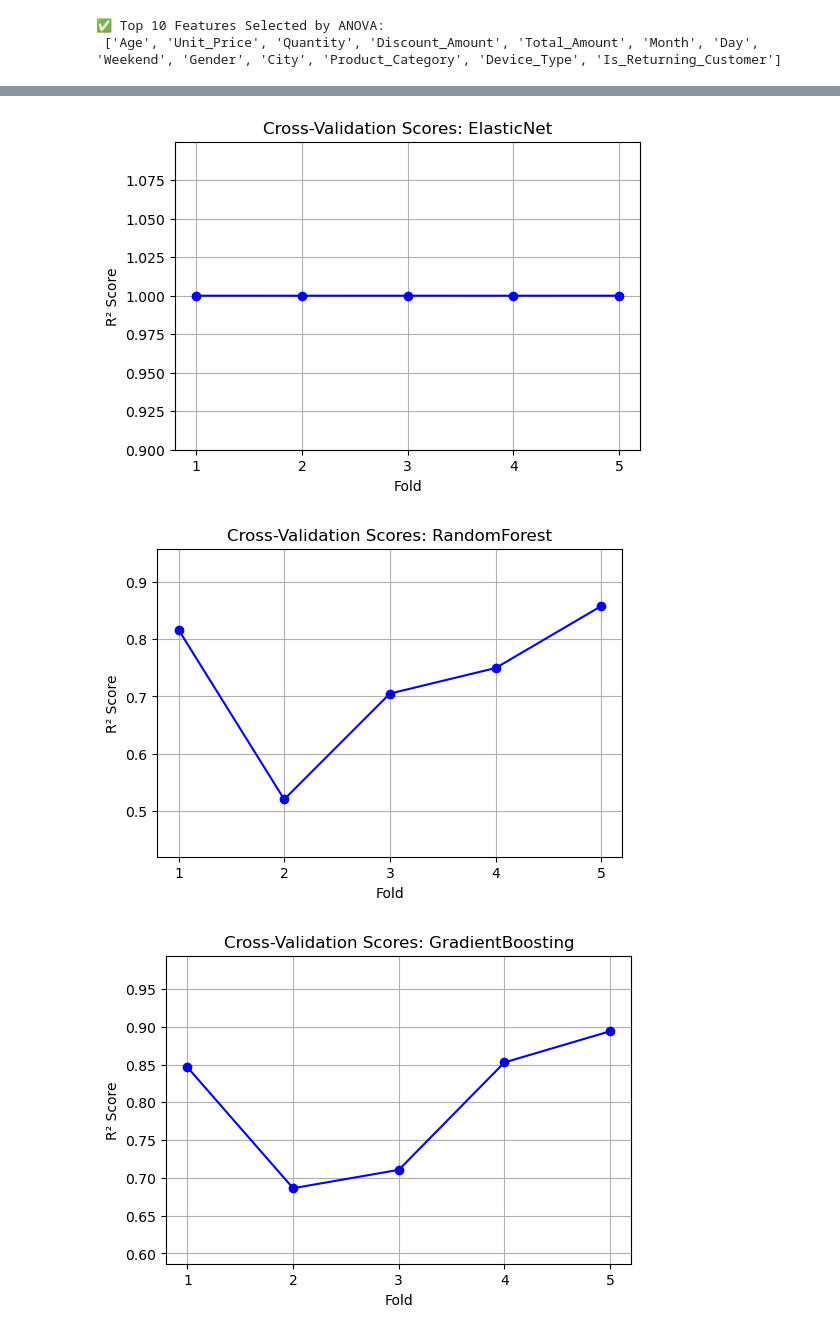
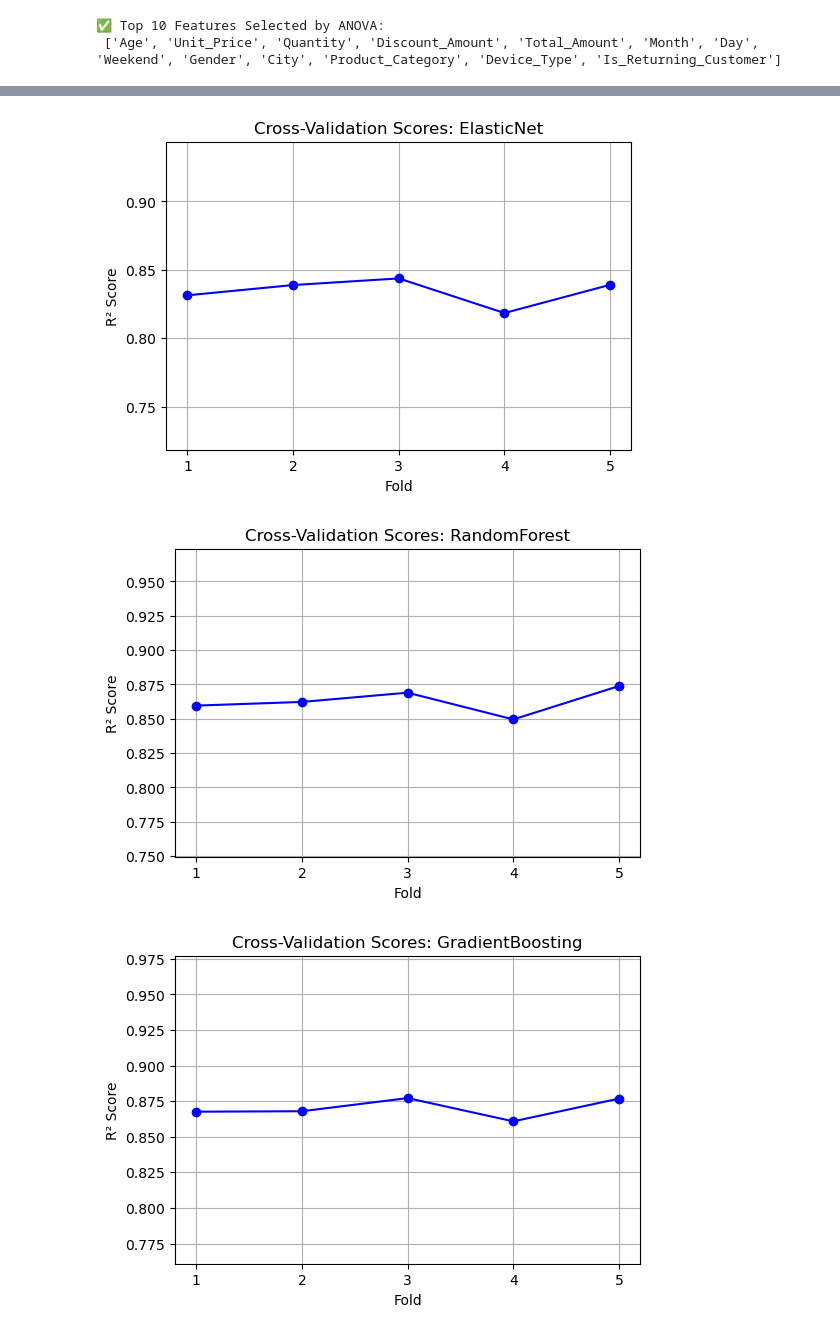
Before and after one commit to mohammed-fariz/project, a Jupyter notebook: supervised ml/customer lifetime value prediciton/clv prediciton.ipynb, the cells around one changed output, grey strips where cells are left out. Drawn from its saved outputs; the diff is of its cells as text; code cells hidden in the pictures.

```diff
--- a/supervised ml/customer lifetime value prediciton/clv prediciton.ipynb
+++ b/supervised ml/customer lifetime value prediciton/clv prediciton.ipynb
@@ -209,6 +210,7 @@ df['Total_Spent']
 4999     315.0
 Name: Total_Spent, Length: 5000, dtype: float64
 # %%
+
 cat_cols = [
     'Gender',
     'City',
@@ -223,11 +225,10 @@ for col in cat_cols:
 
     # Barplot (Average spend)
     plt.subplot(1,2,1)
-    sns.barplot(x=df[col], y=df[target])
+    sns.barplot(x=df[col], y=df[target],errorbar=None)
     plt.title(f"Average Total Amount by {col}")
     plt.xticks(rotation=45)
 
 
     plt.tight_layout()
-    plt.show()
 # %% [output]
@@ -514,26 +580,40 @@ models = {
 for name, model in models.items():
 
     model.fit(X_train_rfe, y_train)
-    y_pred = model.predict(X_test_rfe)
 
-    mae = mean_absolute_error(y_test, y_pred)
-    mse = mean_squared_error(y_test, y_pred)
-    rmse = np.sqrt(mse)
-    r2 = r2_score(y_test, y_pred)
+    y_train_pred = model.predict(X_train_rfe)
+    y_test_pred = model.predict(X_test_rfe)
 
+    # Training metrics
+    train_mae = mean_absolute_error(y_train, y_train_pred)
+    train_mse = mean_squared_error(y_train, y_train_pred)
+    train_rmse = np.sqrt(train_mse)
+    train_r2 = r2_score(y_train, y_train_pred)
+
+    # Testing metrics
+    test_mae = mean_absolute_error(y_test, y_test_pred)
+    test_mse = mean_squared_error(y_test, y_test_pred)
+    test_rmse = np.sqrt(test_mse)
+    test_r2 = r2_score(y_test, y_test_pred)
+
+    # Store results
     results.append({
         'Model': name,
-        'MAE': mae,
-        'MSE': mse,
-        'RMSE': rmse,
-        'R2_Score': r2
+        'Train_MAE': train_mae,
+        'Train_MSE': train_mse,
+        'Train_RMSE': train_rmse,
+        'Train_R2': train_r2,
+        'Test_MAE': test_mae,
+        'Test_MSE': test_mse,
+        'Test_RMSE': test_rmse,
+        'Test_R2': test_r2
     })
 
 # -------------------------------
-#  Results in sorted order
+#  Sort by Test RMSE
 # -------------------------------
 results_df = pd.DataFrame(results)
-results_df = results_df.sort_values(by='RMSE', ascending=True)
+results_df = results_df.sort_values(by='Test_RMSE', ascending=True)
 
 print("\n📌 Model Performance Using RFE Selected Features\n")
 print(results_df)
@@ -800,7 +1181,7 @@ kf = KFold(n_splits=5, shuffle=True, random_state=42)
 # -------------------------
 for name, model in models.items():
     # Calculate cross-validation scores
-    scores = cross_val_score(model, X, y, cv=kf, scoring='r2')
+    scores = cross_val_score(model, X_train_rfe, y_train_pred, cv=kf, scoring='r2')
 
     # Plot
     plt.figure(figsize=(6,4))
@@ -819,3 +1200,3 @@ for name, model in models.items():
-[figure, old version]
+[figure, new version]
-[figure, old version]
+[figure, new version]
-[figure, old version]
+[figure, new version]
```
Also changed, not shown: parts of 21 cells of this notebook, 1 other file.
